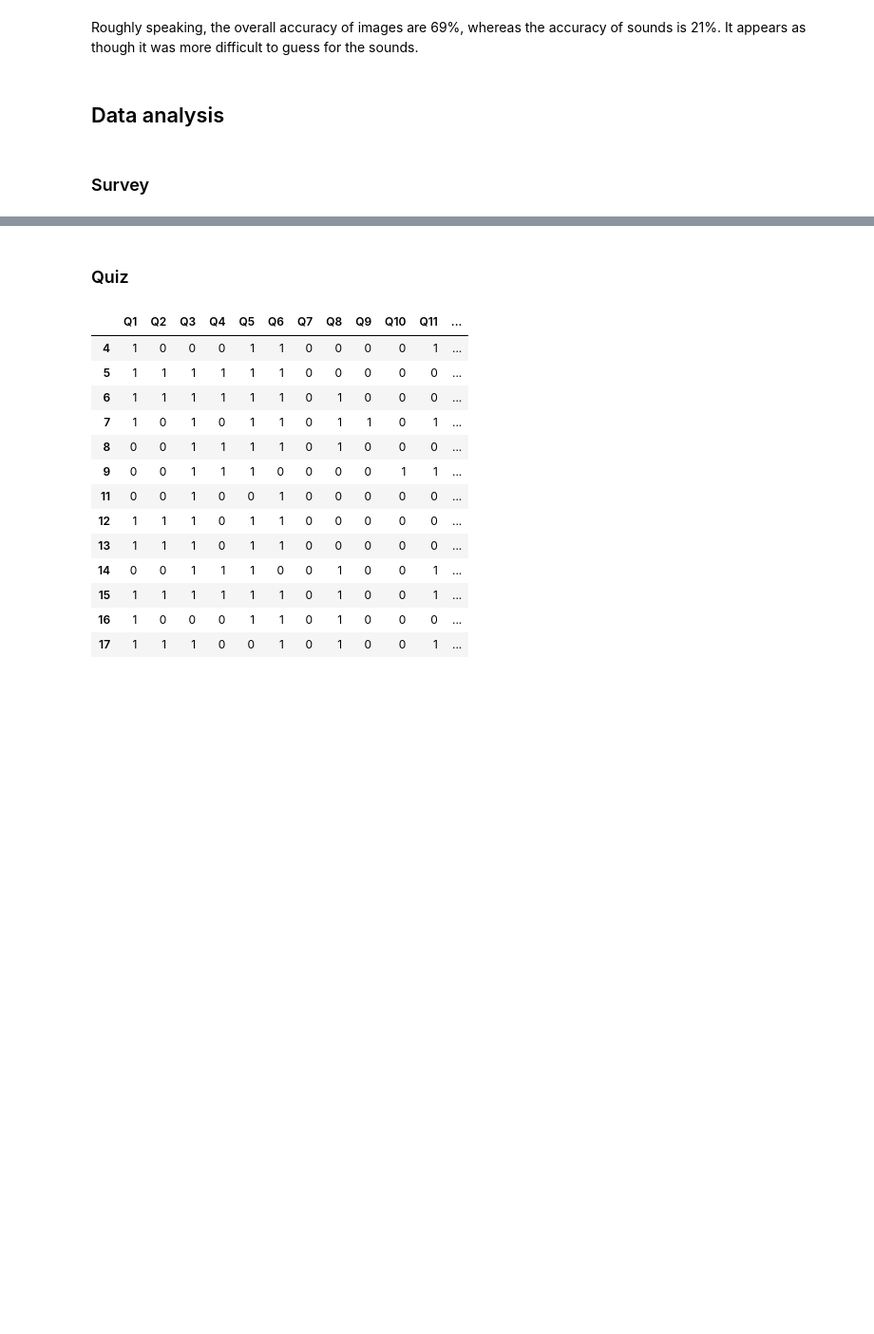
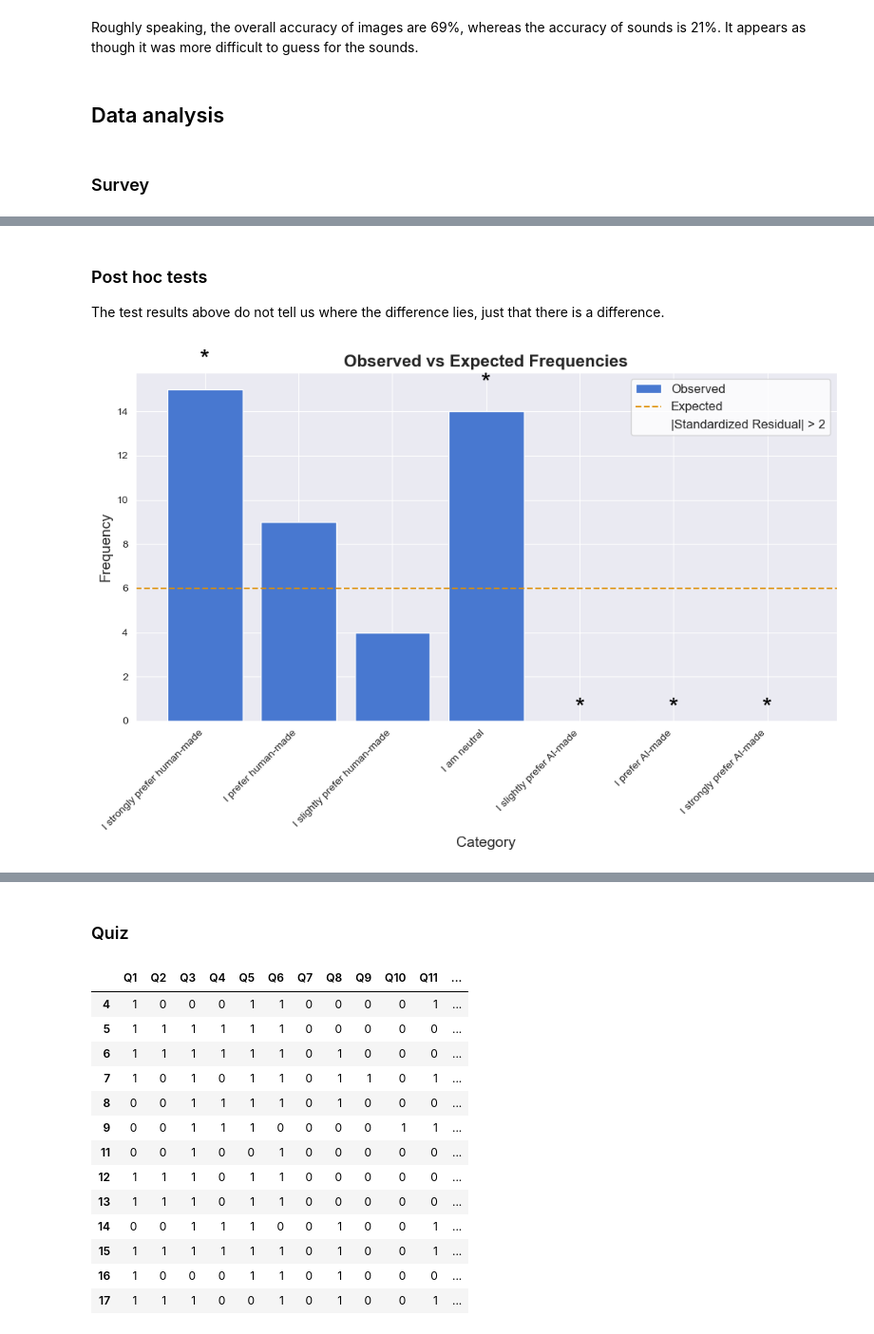
Before and after one commit to emmenru/Music-AI-workshop, a Jupyter notebook: AI-music-workshop.ipynb, the cells around one changed output, grey strips where cells are left out. Shown at 95% size. Saved outputs shown, nothing was run; the diff lists cells and outputs as text; code cells hidden in the pictures; blank space fills up the shorter version.

Commit message:
Add analysis and plots for survey data

```diff
--- a/AI-music-workshop.ipynb
+++ b/AI-music-workshop.ipynb
@@ -537,0 +636,76 @@ Roughly speaking, the overall accuracy of images are 69%, whereas the accuracy o
+# %% [markdown]
+### Post hoc tests
+The test results above do not tell us where the difference lies, just that there is a difference.
+# %%
+#import matplotlib.pyplot as plt
+#import numpy as np
+
+import matplotlib.pyplot as plt
+import numpy as np
+import seaborn as sns
+
+def plot_survey_residuals(df, column_index):
+    """
+    Plots the observed frequencies for a survey question with the expected
+    frequencies shown as a dotted line that spans the entire plot, and
+    highlights categories with standardized residuals > |2| with stars
+    above the observed bars. The legend includes an annotation explaining
+    the meaning of the stars.
+
+    Parameters:
+    df (pandas.DataFrame): The DataFrame containing the survey data.
+    column_index (int): The index of the column in the DataFrame containing the survey responses.
+    """
+    # Get the category labels
+    categories = df[df.columns[column_index]].cat.categories
+
+    # Get observed frequencies (counts for each category)
+    observed = df[df.columns[column_index]].value_counts().sort_index()
+
+    # Calculate expected frequencies (assuming equal distribution for all categories)
+    total_responses = len(df)
+    num_categories = len(observed)
+    expected = [total_responses / num_categories] * num_categories
+
+    # Calculate the standardized residuals
+    standardized_residuals = (observed - expected) / np.sqrt(expected)
+
+    # Create the figure and axis
+    fig, ax = plt.subplots(figsize=(12, 6))
+
+    # Set Seaborn style
+    sns.set_style("whitegrid")
+
+    # Plot the observed frequencies as bars
+    observed_bars = ax.bar(categories, observed, label='Observed', color=sns.color_palette("muted")[0])
+
+    # Plot the expected frequencies as a dotted line that spans the entire x-axis
+    ax.axhline(y=expected[0], color=sns.color_palette("colorblind")[1], linestyle='--', label='Expected')
+
+    # Rotate the x-axis labels
+    plt.xticks(range(len(categories)), categories, rotation=45, ha='right')
+
+    # Add stars above the observed bars for categories with |standardized residual| > 2
+    for i, residual in enumerate(standardized_residuals):
+        if abs(residual) > 2:
+            ax.text(i, observed.iloc[i] * 1.05, '*', ha='center', va='bottom', color='black', fontsize=24)
+
+    ax.set_title('Observed vs Expected Frequencies', fontsize=16, fontweight='bold')
+    ax.set_xlabel('Category', fontsize=14)
+    ax.set_ylabel('Frequency', fontsize=14)
+
+    # Add legend with annotation for the stars
+    legend_elements = [
+        observed_bars, ax.lines[0],
+        plt.Line2D([0], [0], color='black', label='|Standardized Residual| > 2', linestyle='', markersize=12)
+    ]
+    ax.legend(handles=legend_elements, loc='upper right', fontsize=12)
+
+    # Set Seaborn style back to default
+    sns.set_style("darkgrid")
+
+    plt.show()
+
+plot_survey_residuals(df_survey, 4)
+# %% [output]
+[figure, added]
```
Also changed, not shown: parts of 23 cells of this notebook, 3 other files.
